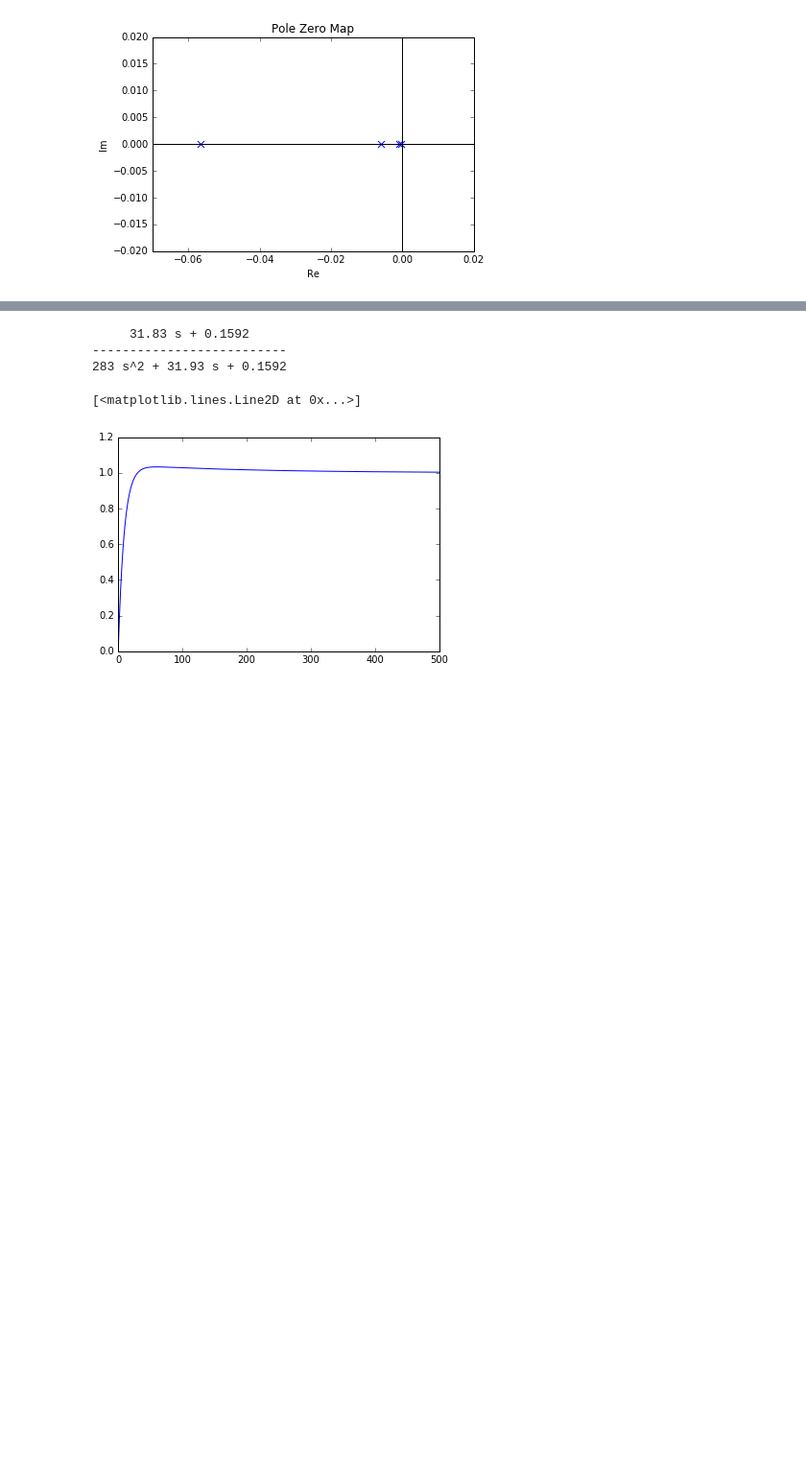
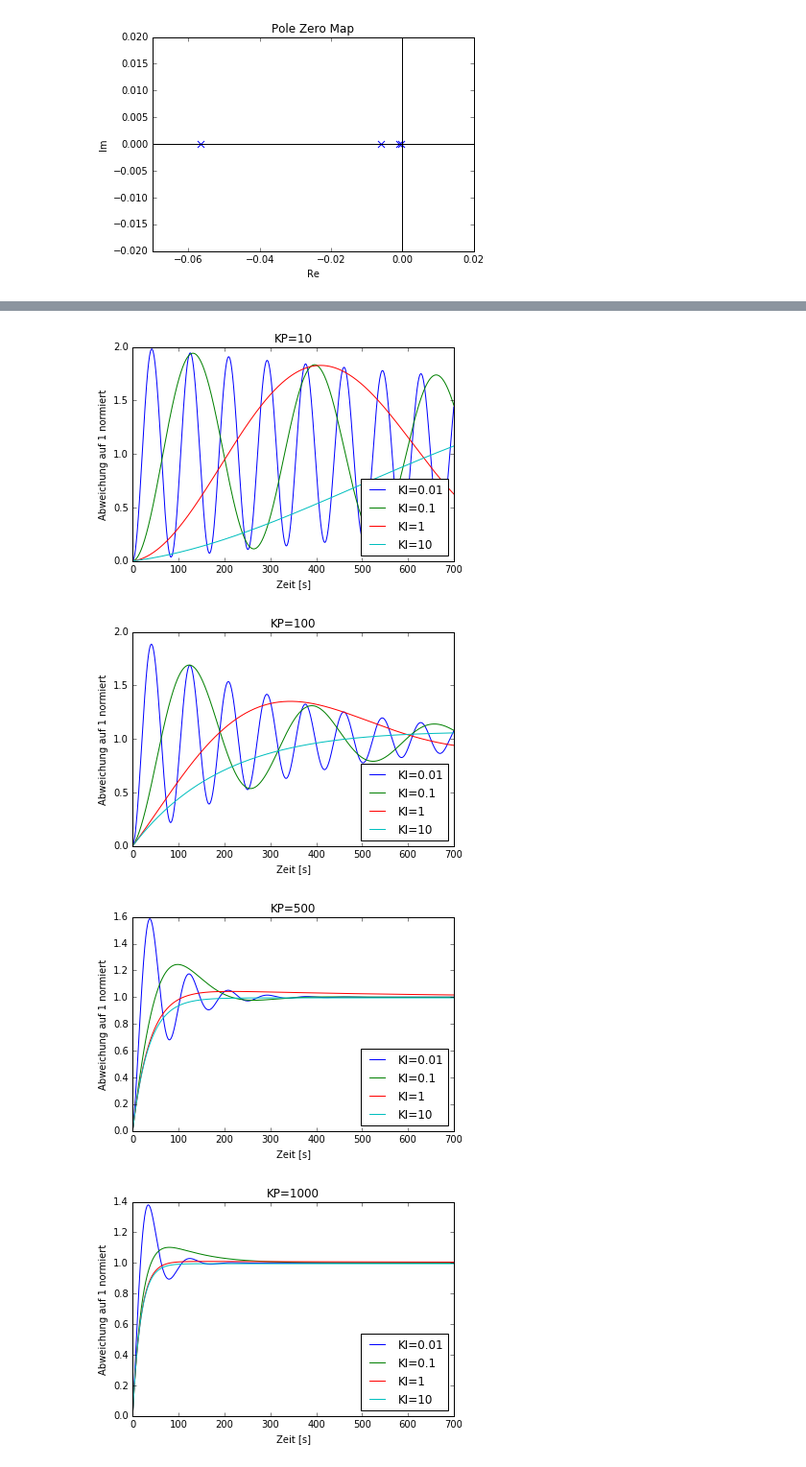
Before and after one commit to patder/Coursework, a Jupyter notebook: Aufgabe3.ipynb, the cells around one changed output, grey strips where cells are left out. Shown at 96% size. Saved outputs shown, nothing was run; the diff lists cells and outputs as text; code cells hidden in the pictures; blank space fills up the shorter version.

```diff
--- a/Aufgabe3.ipynb
+++ b/Aufgabe3.ipynb
@@ -37,7 +39,7 @@ P_list = [1, 10, 100, 1000]
 for k in P_list:
     Gr = c.tf([k],[1])
     tf_controller_output = c.feedback(Gr*Gs)
-    step_data = c.step_response(tf_controller_output,np.arange(0,10000,1))
+    step_data = c.step_response(tf_controller_output,np.arange(0,5000,1))
     plt.plot(step_data[0],step_data[1], label="K="+str(k))
 
 plt.xlabel('Zeit [s]')
@@ -67,17 +71,21 @@ Bei Betrachtung der Polstellen der für die gewählten Werte für K ist zu erken
 # %%
-KI=0.1
-KP=2000
-P = c.TransferFunction(KP,1)
-I = c.TransferFunction(1,[KI,0])
-# plot controller output
-# new feedback for controller output
-tf_controller_output = c.feedback((P+I)*Gs)
-print(tf_controller_output)
-step_data = c.step_response(tf_controller_output,np.arange(0,500,0.1))
-plt.plot(step_data[0],step_data[1])
+KI_list = [0.01, 0.1, 1, 10]
+KP_list = [10, 100, 500, 1000]
+for p in KP_list:
+    for i in KI_list:
+
+        P = c.TransferFunction(p,1)
+        I = c.TransferFunction(1,[i,0])
+        tf_controller_output = c.feedback((P+I)*Gs)
+        step_data = c.step_response(tf_controller_output,np.arange(0,700,0.1))
+        plt.plot(step_data[0],step_data[1], label="KI="+str(i))
+    plt.xlabel('Zeit [s]')
+    plt.ylabel('Abweichung auf 1 normiert')
+    plt.title("KP="+str(p))
+    plt.legend(loc=4)
+    plt.show()
 # %% [output]
-     31.83 s + 0.1592
---------------------------
-283 s^2 + 31.93 s + 0.1592
-[<matplotlib.lines.Line2D at 0x...>]
-[figure, old version]
+[figure, new version]
+[figure, added]
+[figure, added]
+[figure, added]
```
Also changed, not shown: parts of 13 cells of this notebook, 5 other files.
